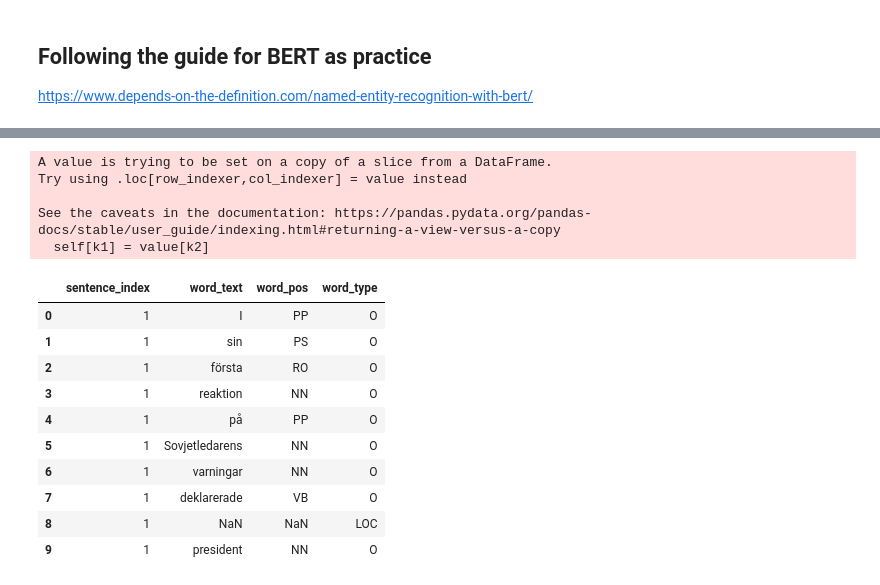
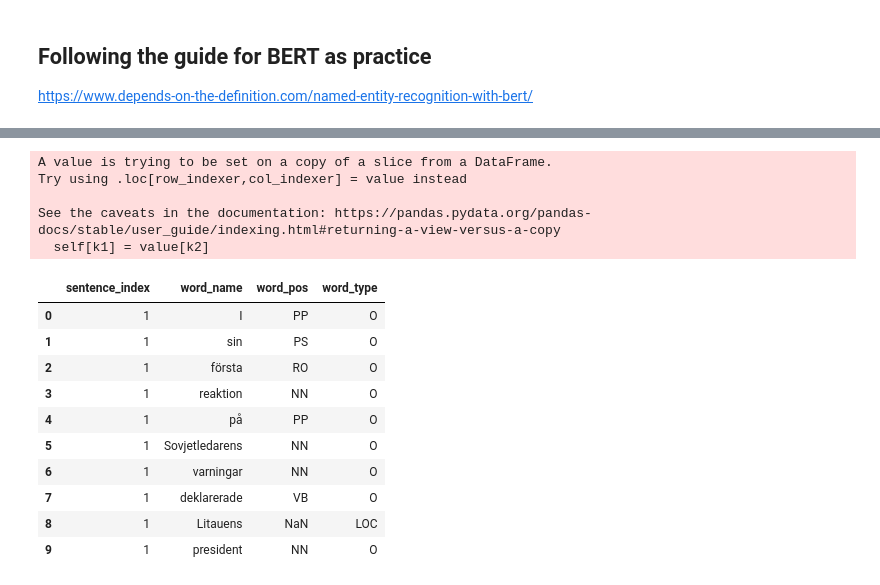
Before and after one commit to laureleo/thesis, a Jupyter notebook: notebooks/Test.ipynb, the cells around one changed output, grey strips where cells are left out. Drawn from its saved outputs; the diff is of its cells as text; code cells hidden in the pictures.

Commit message:
Fixed some inconveniences in data management

```diff
--- a/notebooks/Test.ipynb
+++ b/notebooks/Test.ipynb
@@ -24,17 +24,17 @@ suc3.head(10)
 # %%
 #Grab the categories the example use
-data = suc3[['sentence_index', 'word_text', 'word_pos', 'word_type']]
+data = suc3[['sentence_index', 'word_name', 'word_pos', 'word_type']]
 
 # The example uses O instaed of Nan, so we follow them
 data[['word_type']] = data[['word_type']].replace(np.nan,'O')
 data.head(10)
 # %% [output]
 A value is trying to be set on a copy of a slice from a DataFrame.
 Try using .loc[row_indexer,col_indexer] = value instead
 
 See the caveats in the documentation: https://pandas.pydata.org/pandas-docs/stable/user_guide/indexing.html#returning-a-view-versus-a-copy
   self[k1] = value[k2]
-|  | sentence_index | word_text | word_pos | word_type |
+|  | sentence_index | word_name | word_pos | word_type |
 | 0 | 1 | I | PP | O |
 | 1 | 1 | sin | PS | O |
 | 2 | 1 | första | RO | O |
@@ -43,7 +43,7 @@ See the caveats in the documentation: https://pandas.pydata.org/pandas-docs/stab
 | 5 | 1 | Sovjetledarens | NN | O |
 | 6 | 1 | varningar | NN | O |
 | 7 | 1 | deklarerade | VB | O |
-| 8 | 1 | NaN | NaN | LOC |
+| 8 | 1 | Litauens | NaN | LOC |
 | 9 | 1 | president | NN | O |
 # %%
 class SentenceGetter(object):
```
Also changed, not shown: parts of 4 cells of this notebook, 5 other files.
